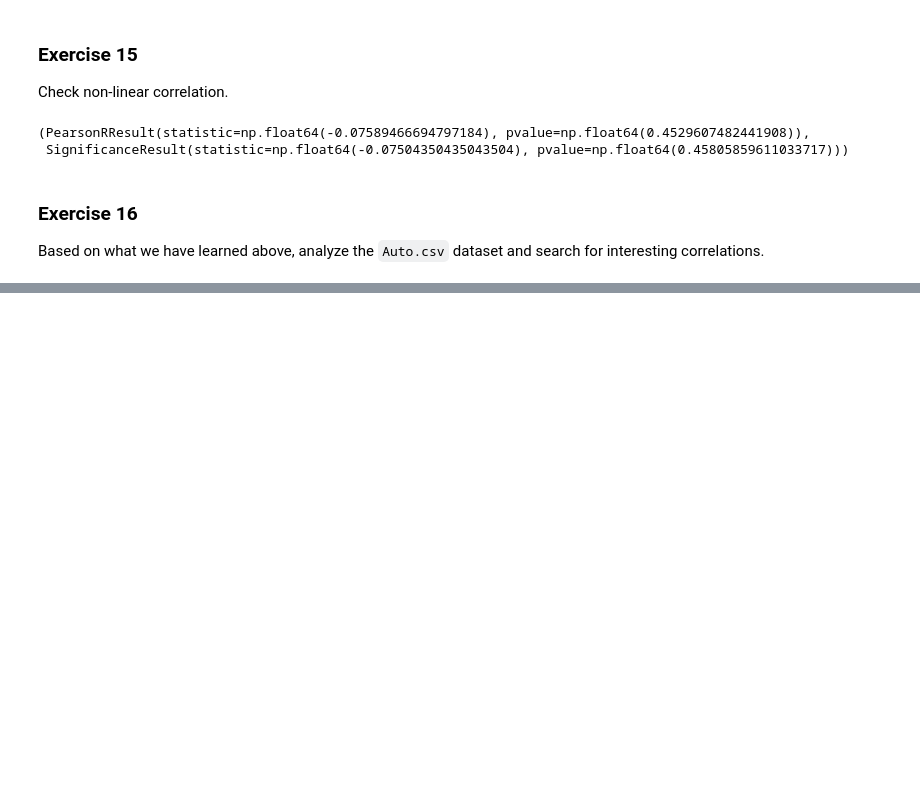
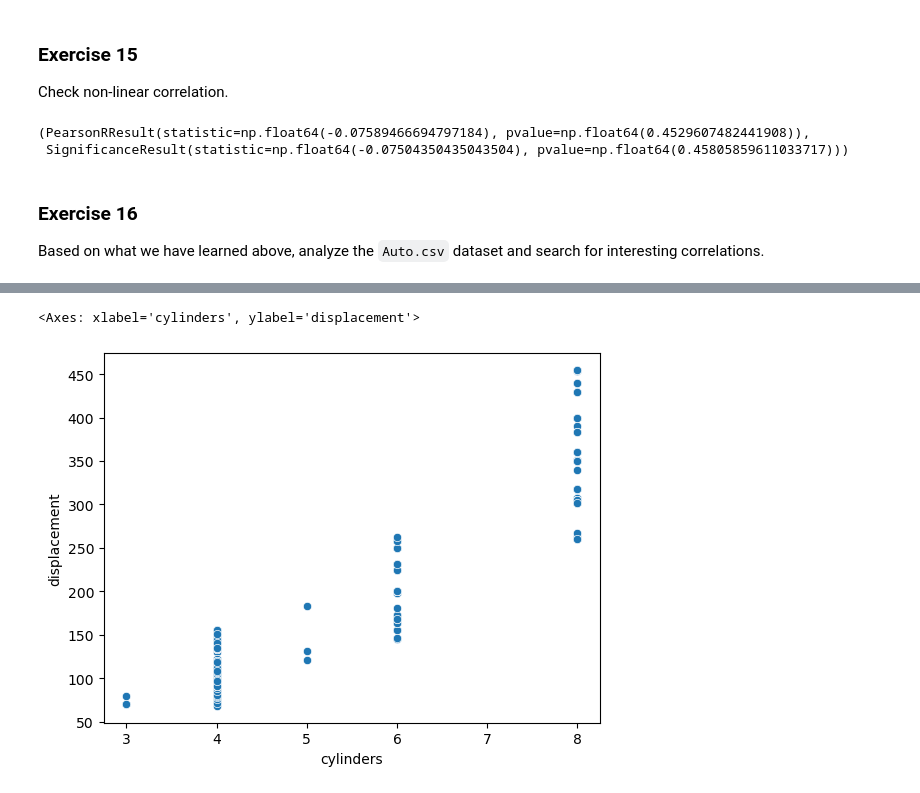
Before and after one commit to tgvp/Data-Science, a Jupyter notebook: Week_4/ds-pr-week-4-solution.ipynb, the cells around one changed output, grey strips where cells are left out. Saved outputs shown, nothing was run; the diff lists cells and outputs as text; code cells hidden in the pictures; blank space fills up the shorter version.

```diff
--- a/Week_4/ds-pr-week-4-solution.ipynb
+++ b/Week_4/ds-pr-week-4-solution.ipynb
@@ -436,0 +543,6 @@ Based on what we have learned above, analyze the `Auto.csv` dataset and search f
+# %%
+# correlation between cylinders and displacement
+sns.scatterplot(data=df, x='cylinders', y='displacement')
+# %% [output]
+<Axes: xlabel='cylinders', ylabel='displacement'>
+[figure, added]
```
Also changed, not shown: parts of 31 cells of this notebook.
